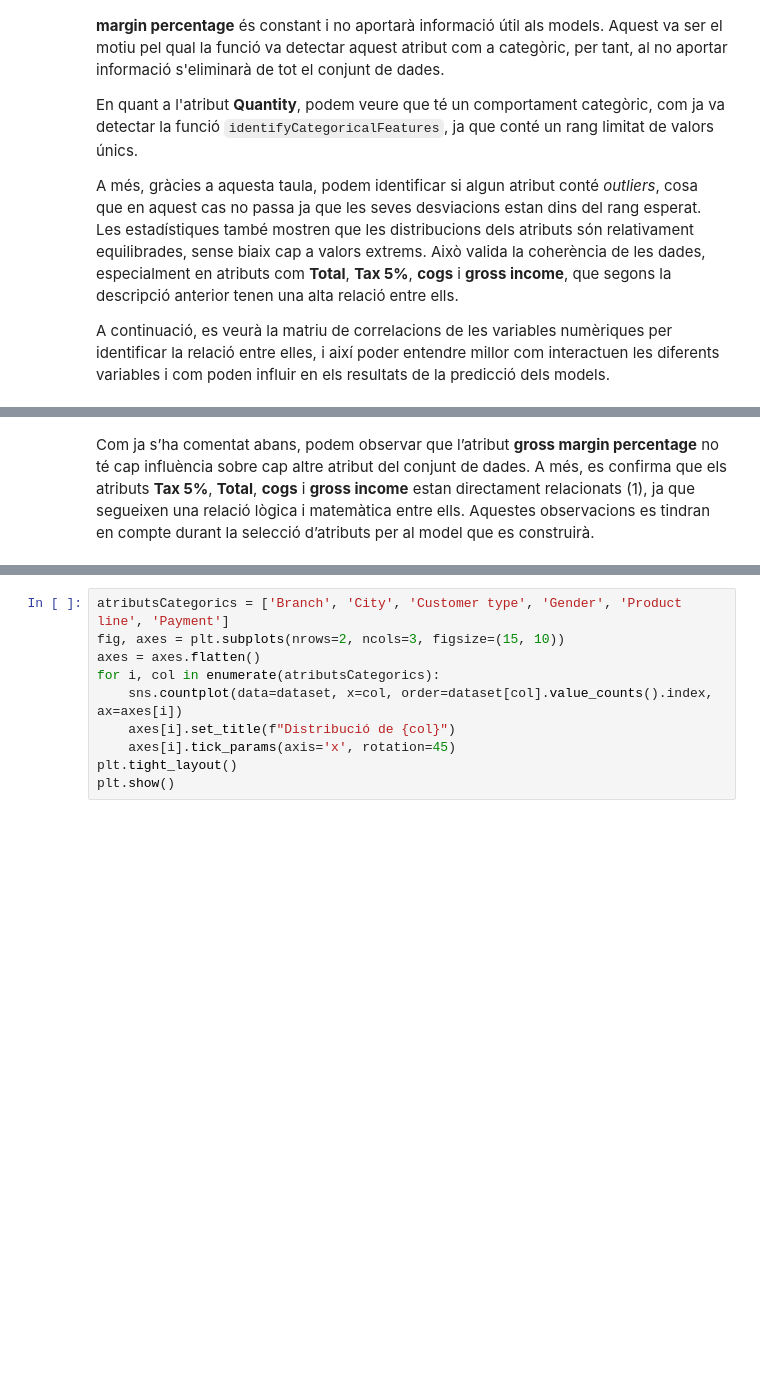
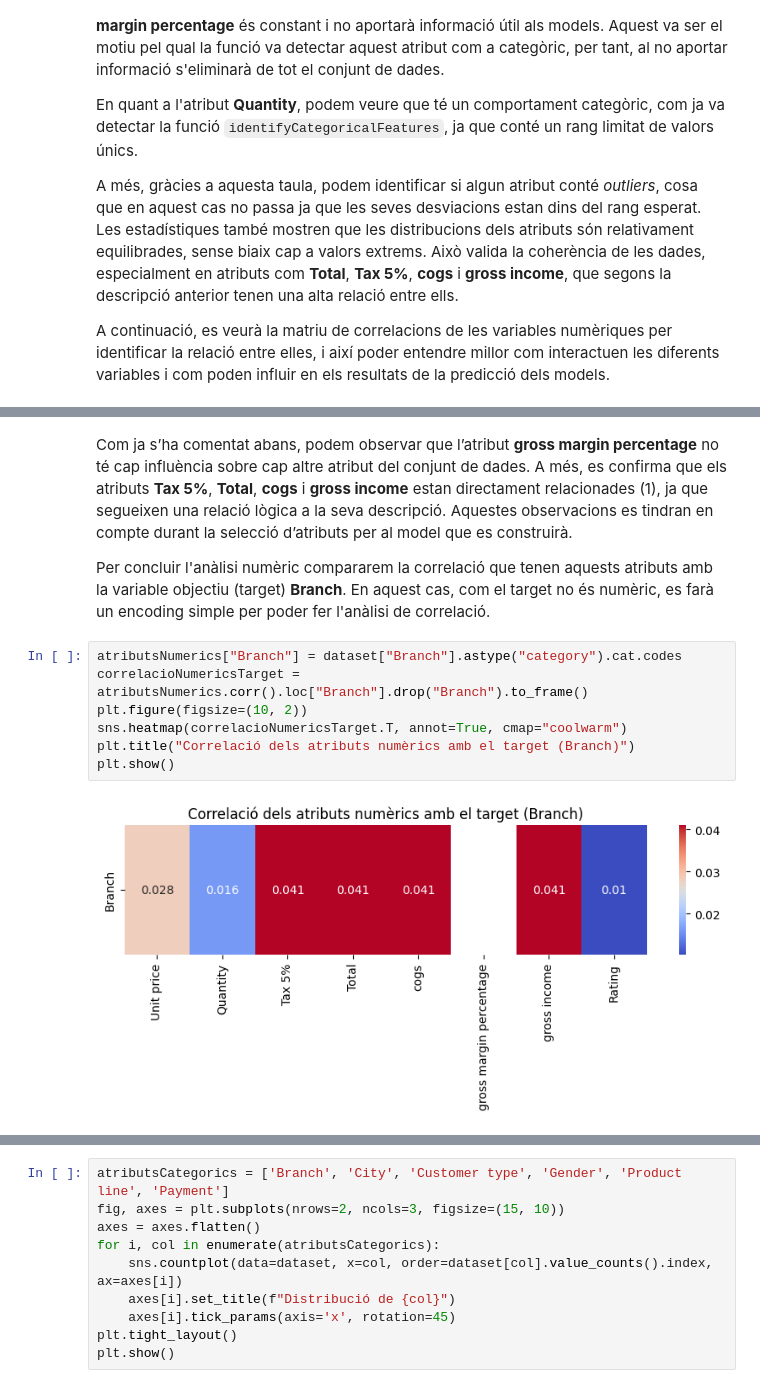
Before and after one commit to gabozan/Predictive-Modeling-on-Supermarket-Sales, a Jupyter notebook: supermarket_sales.ipynb, the cells around one changed output, grey strips where cells are left out. Saved outputs shown, nothing was run; the diff lists cells and outputs as text; blank space fills up the shorter version.

```diff
--- a/supermarket_sales.ipynb
+++ b/supermarket_sales.ipynb
@@ -170,4 +170,15 @@ plt.show()
 # %% [output]
 [figure]
 # %% [markdown]
-Com ja s’ha comentat abans, podem observar que l’atribut **gross margin percentage** no té cap influència sobre cap altre atribut del conjunt de dades. A més, es confirma que els atributs **Tax 5%**, **Total**, **cogs** i **gross income** estan directament relacionats (1), ja que segueixen una relació lògica i matemàtica entre ells. Aquestes observacions es tindran en compte durant la selecció d’atributs per al model que es construirà.
+Com ja s’ha comentat abans, podem observar que l’atribut **gross margin percentage** no té cap influència sobre cap altre atribut del conjunt de dades. A més, es confirma que els atributs **Tax 5%**, **Total**, **cogs** i **gross income** estan directament relacionades (1), ja que segueixen una relació lògica a la seva descripció. Aquestes observacions es tindran en compte durant la selecció d’atributs per al model que es construirà.
+
+Per concluir l'anàlisi numèric compararem la correlació que tenen aquests atributs amb la variable objectiu (target) **Branch**. En aquest cas, com el target no és numèric, es farà un encoding simple per poder fer l'anàlisi de correlació.
+# %%
+atributsNumerics["Branch"] = dataset["Branch"].astype("category").cat.codes
+correlacioNumericsTarget = atributsNumerics.corr().loc["Branch"].drop("Branch").to_frame()
+plt.figure(figsize=(10, 2))
+sns.heatmap(correlacioNumericsTarget.T, annot=True, cmap="coolwarm")
+plt.title("Correlació dels atributs numèrics amb el target (Branch)")
+plt.show()
+# %% [output]
+[figure, added]
```
Also changed, not shown: parts of 2 cells of this notebook.
